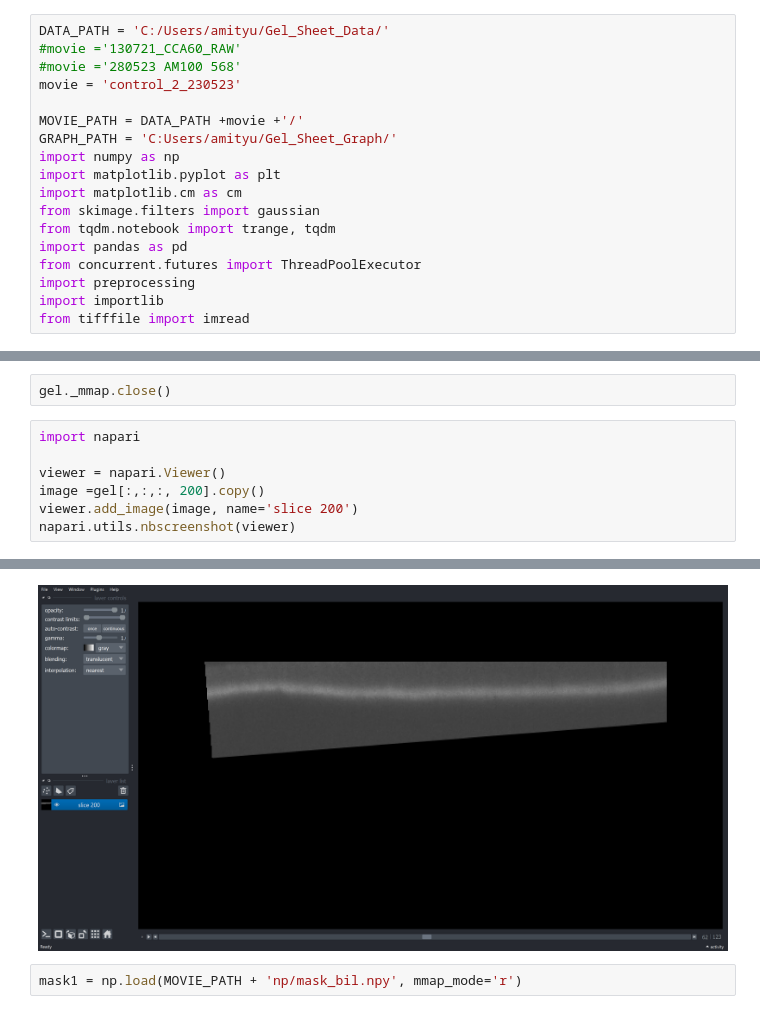
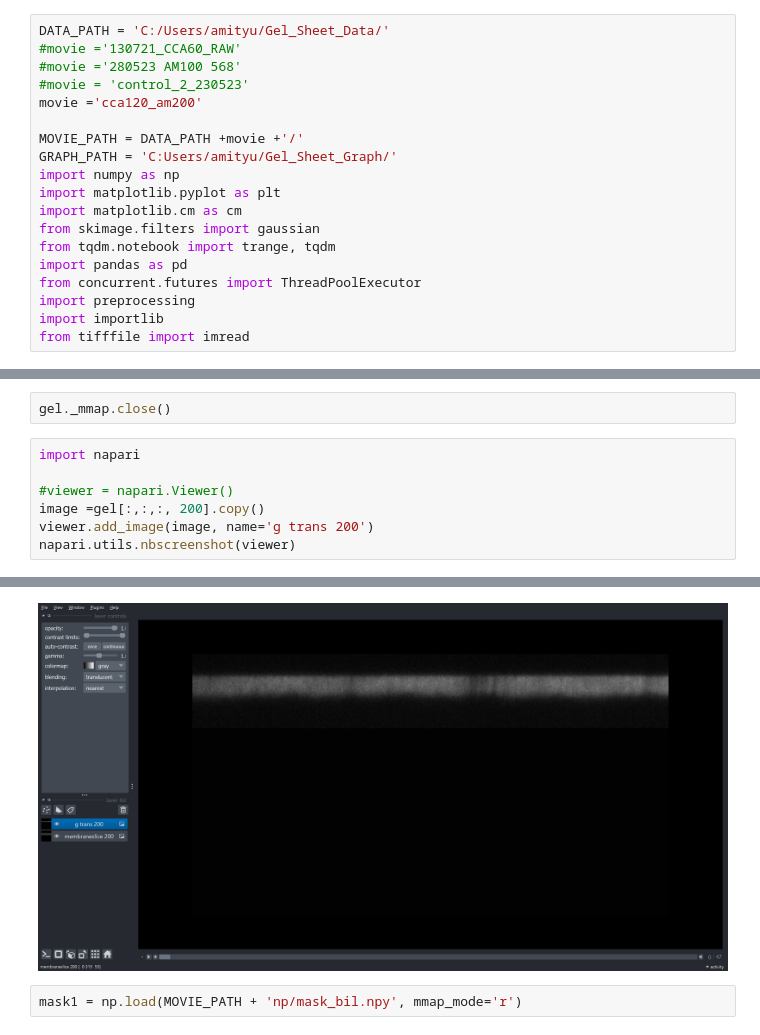
Before and after one commit to amityu/gel_sheets, a Jupyter notebook: utils/napari_notebook.ipynb, the cells around one changed output, grey strips where cells are left out. Drawn from its saved outputs; the diff is of its cells as text.

```diff
--- a/utils/napari_notebook.ipynb
+++ b/utils/napari_notebook.ipynb
@@ -2,7 +2,8 @@
 DATA_PATH = 'C:/Users/amityu/Gel_Sheet_Data/'
 #movie ='130721_CCA60_RAW'
 #movie ='280523 AM100 568'
-movie = 'control_2_230523'
+#movie = 'control_2_230523'
+movie ='cca120_am200'
 
 MOVIE_PATH = DATA_PATH +movie +'/'
 GRAPH_PATH = 'C:Users/amityu/Gel_Sheet_Graph/'
@@ -27,8 +28,8 @@ gel._mmap.close()
 # %%
 import napari
 
-viewer = napari.Viewer()
+#viewer = napari.Viewer()
 image =gel[:,:,:, 200].copy()
-viewer.add_image(image, name='slice 200')
+viewer.add_image(image, name='g trans 200')
 napari.utils.nbscreenshot(viewer)
 # %% [output]
@@ -36,4 +36,4 @@ WARNING: DirectWrite: CreateFontFaceFromHDC() failed (Indicates an error in an i
-[figure, old version]
+[figure, new version]
 # %%
 mask1 = np.load(MOVIE_PATH + 'np/mask_bil.npy', mmap_mode='r')
 # %%
```
Also changed, not shown: parts of 3 cells of this notebook, 8 other files.
